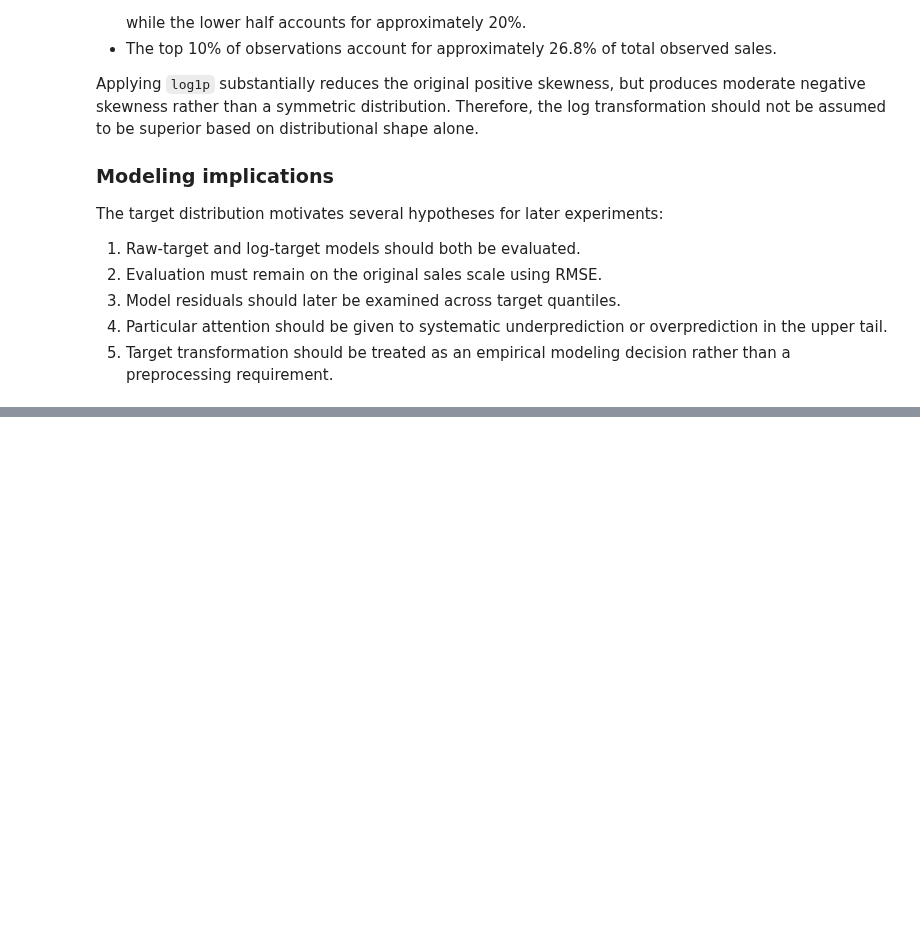
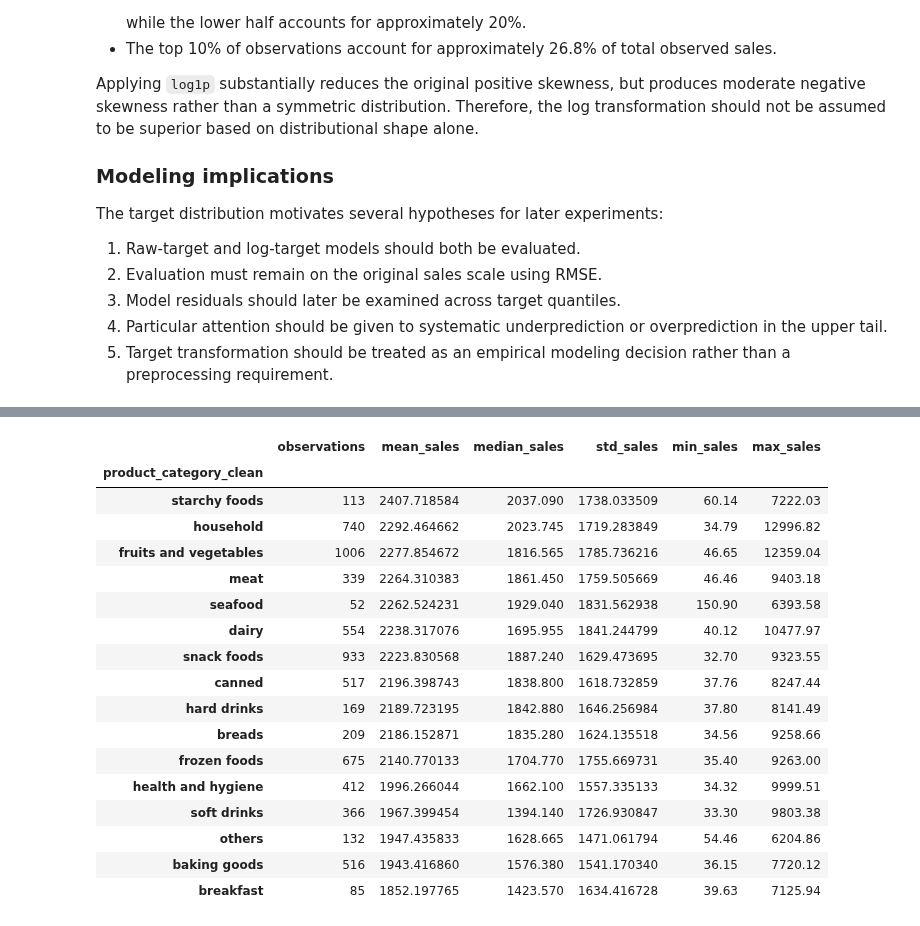
Before and after one commit to Successdada/DSN-26, a Jupyter notebook: Notebooks/data_audit.ipynb, the cells around one changed output, grey strips where cells are left out. Cells and saved outputs as stored; diff of their text form; code cells hidden in the pictures; blank space fills up the shorter version.

```diff
--- a/Notebooks/data_audit.ipynb
+++ b/Notebooks/data_audit.ipynb
@@ -812,0 +1314,35 @@ plt.show()
+# %%
+category_sales_clean = (
+    train
+    .groupby("product_category_clean")["total_sales"]
+    .agg(
+        observations="count",
+        mean_sales="mean",
+        median_sales="median",
+        std_sales="std",
+        min_sales="min",
+        max_sales="max"
+    )
+    .sort_values("mean_sales", ascending=False)
+)
+
+category_sales_clean
+# %% [output]
+|  | observations | mean_sales | median_sales | std_sales | min_sales | max_sales |
+| product_category_clean |  |  |  |  |  |  |
+| starchy foods | 113 | 2407.718584 | 2037.090 | 1738.033509 | 60.14 | 7222.03 |
+| household | 740 | 2292.464662 | 2023.745 | 1719.283849 | 34.79 | 12996.82 |
+| fruits and vegetables | 1006 | 2277.854672 | 1816.565 | 1785.736216 | 46.65 | 12359.04 |
+| meat | 339 | 2264.310383 | 1861.450 | 1759.505669 | 46.46 | 9403.18 |
+| seafood | 52 | 2262.524231 | 1929.040 | 1831.562938 | 150.90 | 6393.58 |
+| dairy | 554 | 2238.317076 | 1695.955 | 1841.244799 | 40.12 | 10477.97 |
+| snack foods | 933 | 2223.830568 | 1887.240 | 1629.473695 | 32.70 | 9323.55 |
+| canned | 517 | 2196.398743 | 1838.800 | 1618.732859 | 37.76 | 8247.44 |
+| hard drinks | 169 | 2189.723195 | 1842.880 | 1646.256984 | 37.80 | 8141.49 |
+| breads | 209 | 2186.152871 | 1835.280 | 1624.135518 | 34.56 | 9258.66 |
+| frozen foods | 675 | 2140.770133 | 1704.770 | 1755.669731 | 35.40 | 9263.00 |
+| health and hygiene | 412 | 1996.266044 | 1662.100 | 1557.335133 | 34.32 | 9999.51 |
+| soft drinks | 366 | 1967.399454 | 1394.140 | 1726.930847 | 33.30 | 9803.38 |
+| others | 132 | 1947.435833 | 1628.665 | 1471.061794 | 54.46 | 6204.86 |
+| baking goods | 516 | 1943.416860 | 1576.380 | 1541.170340 | 36.15 | 7720.12 |
+| breakfast | 85 | 1852.197765 | 1423.570 | 1634.416728 | 39.63 | 7125.94 |
```
Also changed, not shown: parts of 65 cells of this notebook.
